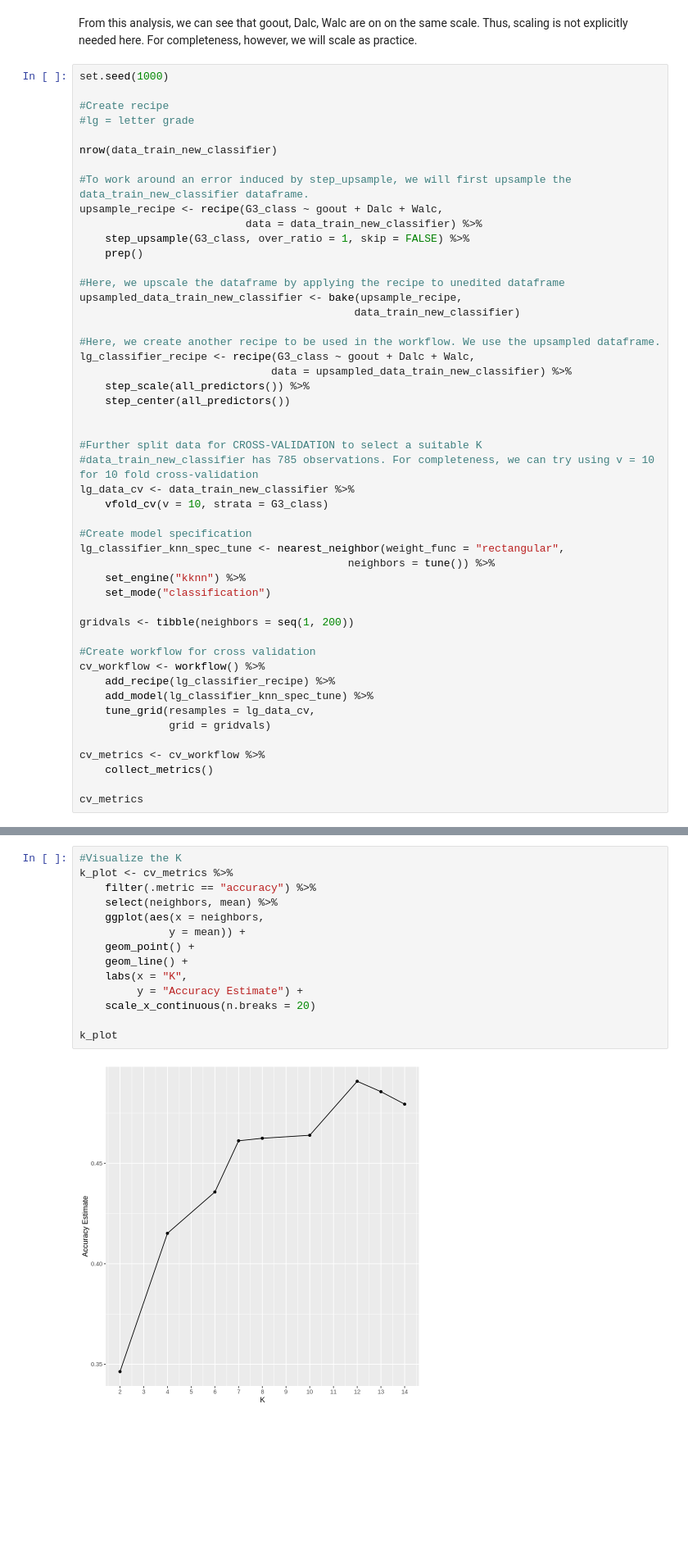
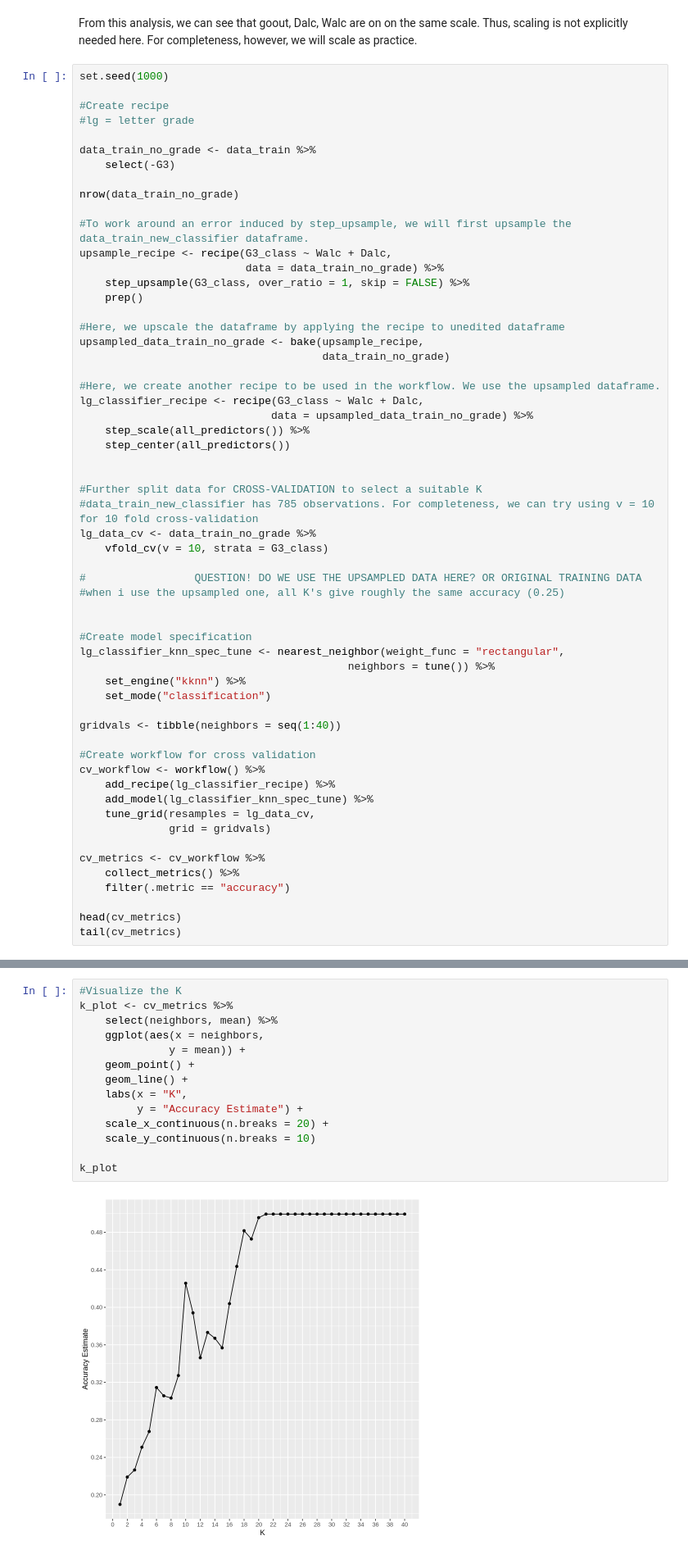
Before and after one commit to eto168/DSCI100_team24_project_proposal, a Jupyter notebook: Project-Report.ipynb, the cells around one changed output, grey strips where cells are left out. Shown at 82% size. Cells and saved outputs as stored; diff of their text form; blank space fills up the shorter version.

Commit message:
Completed KNN Classification + Regression
Both are poor quality. Will try K Means clustering to see if there are clusters by Walc and Dalc

```diff
--- a/Project-Report.ipynb
+++ b/Project-Report.ipynb
@@ -289,29 +290,36 @@ set.seed(1000)
 #Create recipe
 #lg = letter grade
 
-nrow(data_train_new_classifier)
+data_train_no_grade <- data_train %>%
+    select(-G3)
+
+nrow(data_train_no_grade)
 
 #To work around an error induced by step_upsample, we will first upsample the data_train_new_classifier dataframe.
-upsample_recipe <- recipe(G3_class ~ goout + Dalc + Walc,
-                          data = data_train_new_classifier) %>%
+upsample_recipe <- recipe(G3_class ~ Walc + Dalc,
+                          data = data_train_no_grade) %>%
     step_upsample(G3_class, over_ratio = 1, skip = FALSE) %>%
     prep()
 
 #Here, we upscale the dataframe by applying the recipe to unedited dataframe
-upsampled_data_train_new_classifier <- bake(upsample_recipe,
-                                           data_train_new_classifier)
+upsampled_data_train_no_grade <- bake(upsample_recipe,
+                                      data_train_no_grade)
 
 #Here, we create another recipe to be used in the workflow. We use the upsampled dataframe.
-lg_classifier_recipe <- recipe(G3_class ~ goout + Dalc + Walc,
-                              data = upsampled_data_train_new_classifier) %>%
+lg_classifier_recipe <- recipe(G3_class ~ Walc + Dalc,
+                              data = upsampled_data_train_no_grade) %>%
     step_scale(all_predictors()) %>%
     step_center(all_predictors())
 
 
 #Further split data for CROSS-VALIDATION to select a suitable K
 #data_train_new_classifier has 785 observations. For completeness, we can try using v = 10 for 10 fold cross-validation
-lg_data_cv <- data_train_new_classifier %>%
+lg_data_cv <- data_train_no_grade %>%
     vfold_cv(v = 10, strata = G3_class)
+
+#                 QUESTION! DO WE USE THE UPSAMPLED DATA HERE? OR ORIGINAL TRAINING DATA
+#when i use the upsampled one, all K's give roughly the same accuracy (0.25)
+
 
 #Create model specification
 lg_classifier_knn_spec_tune <- nearest_neighbor(weight_func = "rectangular",
@@ -319,7 +327,7 @@ lg_classifier_knn_spec_tune <- nearest_neighbor(weight_func = "rectangular",
     set_engine("kknn") %>%
     set_mode("classification")
 
-gridvals <- tibble(neighbors = seq(1, 200))
+gridvals <- tibble(neighbors = seq(1:40))
 
 #Create workflow for cross validation
 cv_workflow <- workflow() %>%
@@ -329,6 +337,8 @@ cv_workflow <- workflow() %>%
               grid = gridvals)
 
 cv_metrics <- cv_workflow %>%
-    collect_metrics()
+    collect_metrics() %>%
+    filter(.metric == "accuracy")
 
-cv_metrics
+head(cv_metrics)
+tail(cv_metrics)
@@ -335,16 +367,16 @@ cv_metrics
 # %%
 #Visualize the K
 k_plot <- cv_metrics %>%
-    filter(.metric == "accuracy") %>%
     select(neighbors, mean) %>%
     ggplot(aes(x = neighbors,
               y = mean)) +
     geom_point() +
     geom_line() +
     labs(x = "K",
          y = "Accuracy Estimate") +
-    scale_x_continuous(n.breaks = 20)
+    scale_x_continuous(n.breaks = 20) +
+    scale_y_continuous(n.breaks = 10)
 
 k_plot
 # %% [output]
-[figure, old version]
+[figure, new version]
```
Also changed, not shown: parts of 18 cells of this notebook.
